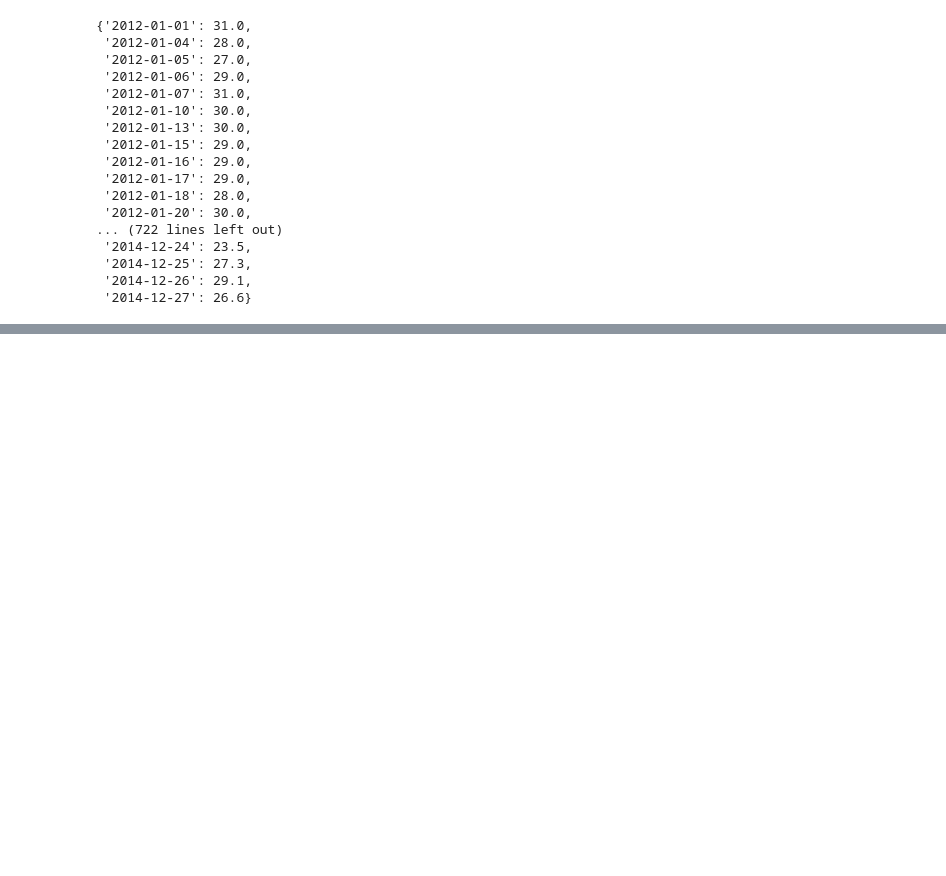
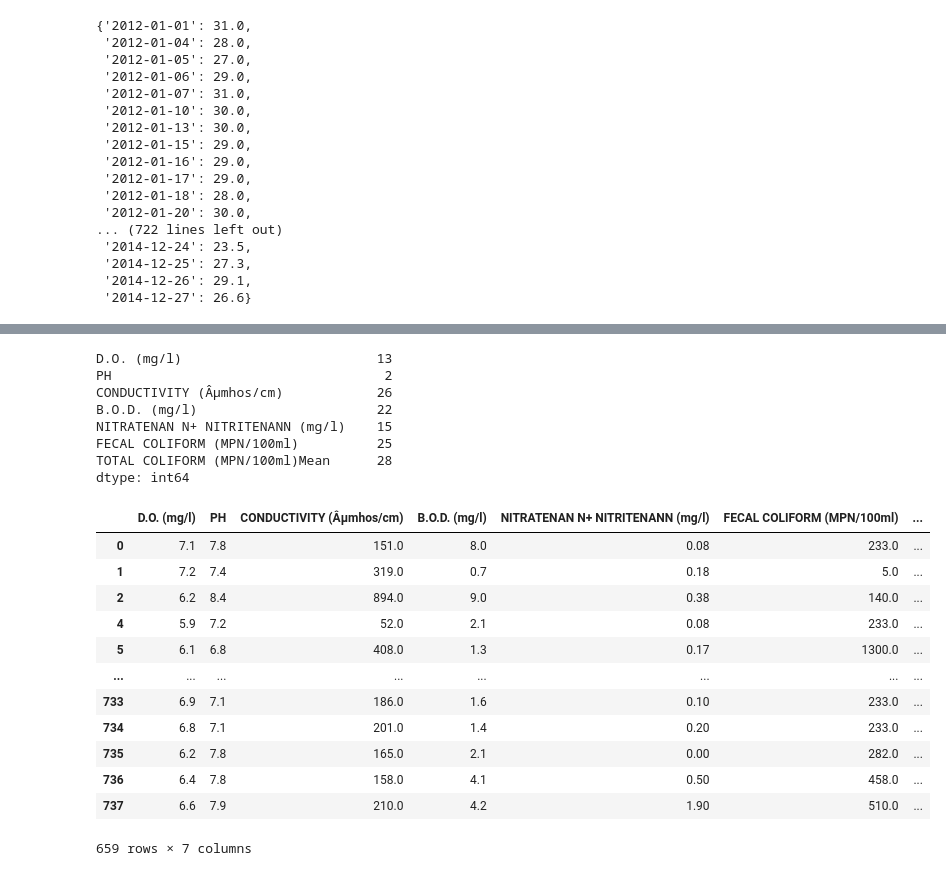
Before and after one commit to YASSINEKS007/Water-Quality-Monitoring-Project, a Jupyter notebook: backend/tests.ipynb, the cells around one changed output, grey strips where cells are left out. Cells and saved outputs as stored; diff of their text form; code cells hidden in the pictures; blank space fills up the shorter version.

```diff
--- a/backend/tests.ipynb
+++ b/backend/tests.ipynb
@@ -88,0 +217,31 @@ dict_
+# %%
+df.fillna(df.median(), inplace=True)
+# Checking for outliers
+z_scores = df.apply(zscore)
+outliers_count = (z_scores.abs() > 3).sum()
+df_outliers = np.where(np.abs(z_scores) > 3)[0]
+print(outliers_count)
+df_filtered = df.drop(df.index[df_outliers])
+df_filtered
+# %% [output]
+D.O. (mg/l)                         13
+PH                                   2
+CONDUCTIVITY (Âµmhos/cm)            26
+B.O.D. (mg/l)                       22
+NITRATENAN N+ NITRITENANN (mg/l)    15
+FECAL COLIFORM (MPN/100ml)          25
+TOTAL COLIFORM (MPN/100ml)Mean      28
+dtype: int64
+|  | D.O. (mg/l) | PH | CONDUCTIVITY (Âµmhos/cm) | B.O.D. (mg/l) | NITRATENAN N+ NITRITENANN (mg/l) | FECAL COLIFORM (MPN/100ml) | ... |
+| 0 | 7.1 | 7.8 | 151.0 | 8.0 | 0.08 | 233.0 | ... |
+| 1 | 7.2 | 7.4 | 319.0 | 0.7 | 0.18 | 5.0 | ... |
+| 2 | 6.2 | 8.4 | 894.0 | 9.0 | 0.38 | 140.0 | ... |
+| 4 | 5.9 | 7.2 | 52.0 | 2.1 | 0.08 | 233.0 | ... |
+| 5 | 6.1 | 6.8 | 408.0 | 1.3 | 0.17 | 1300.0 | ... |
+| ... | ... | ... | ... | ... | ... | ... | ... |
+| 733 | 6.9 | 7.1 | 186.0 | 1.6 | 0.10 | 233.0 | ... |
+| 734 | 6.8 | 7.1 | 201.0 | 1.4 | 0.20 | 233.0 | ... |
+| 735 | 6.2 | 7.8 | 165.0 | 2.1 | 0.00 | 282.0 | ... |
+| 736 | 6.4 | 7.8 | 158.0 | 4.1 | 0.50 | 458.0 | ... |
+| 737 | 6.6 | 7.9 | 210.0 | 4.2 | 1.90 | 510.0 | ... |
+659 rows × 7 columns
```
Also changed, not shown: parts of 22 cells of this notebook, 26 other files.
